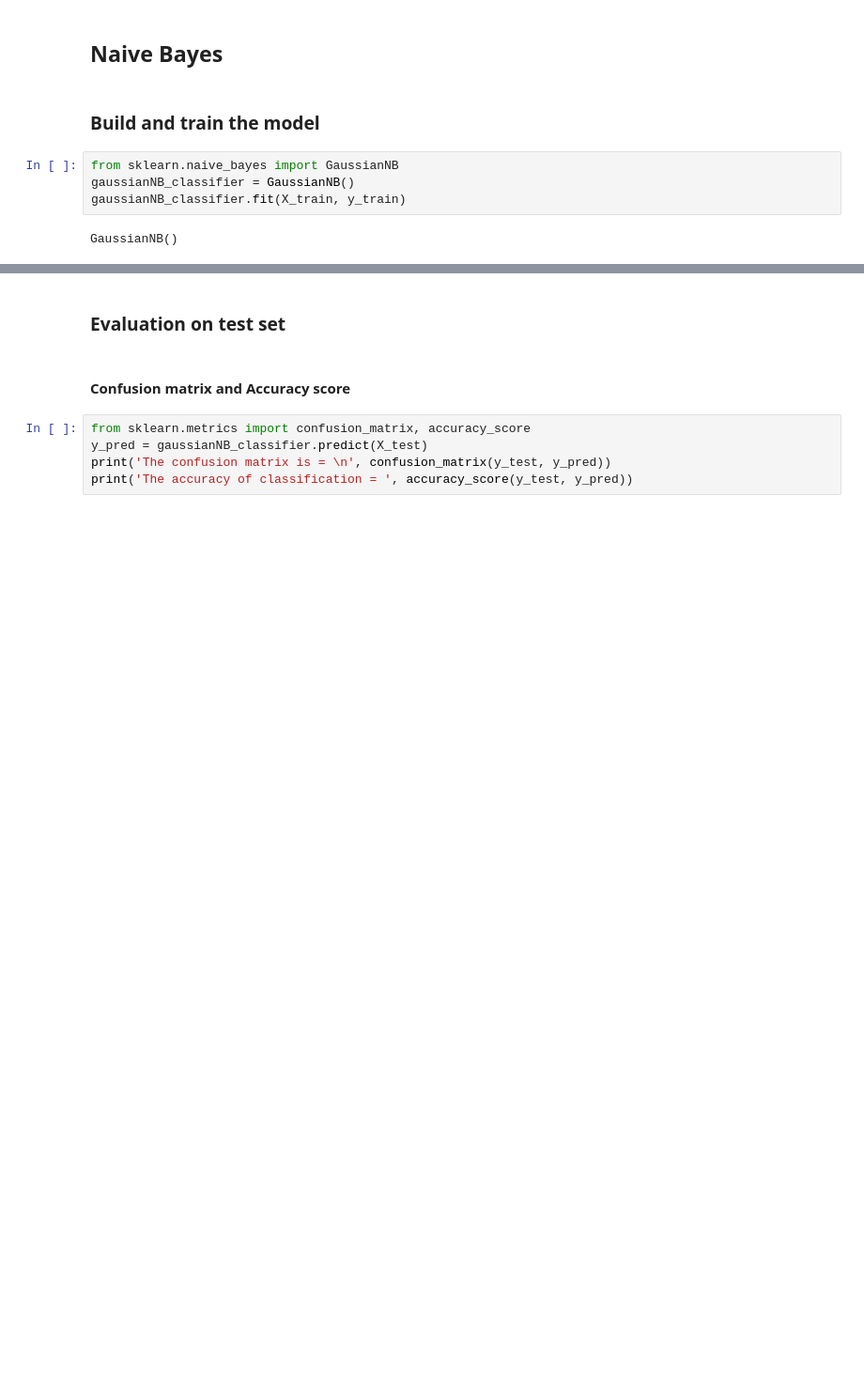
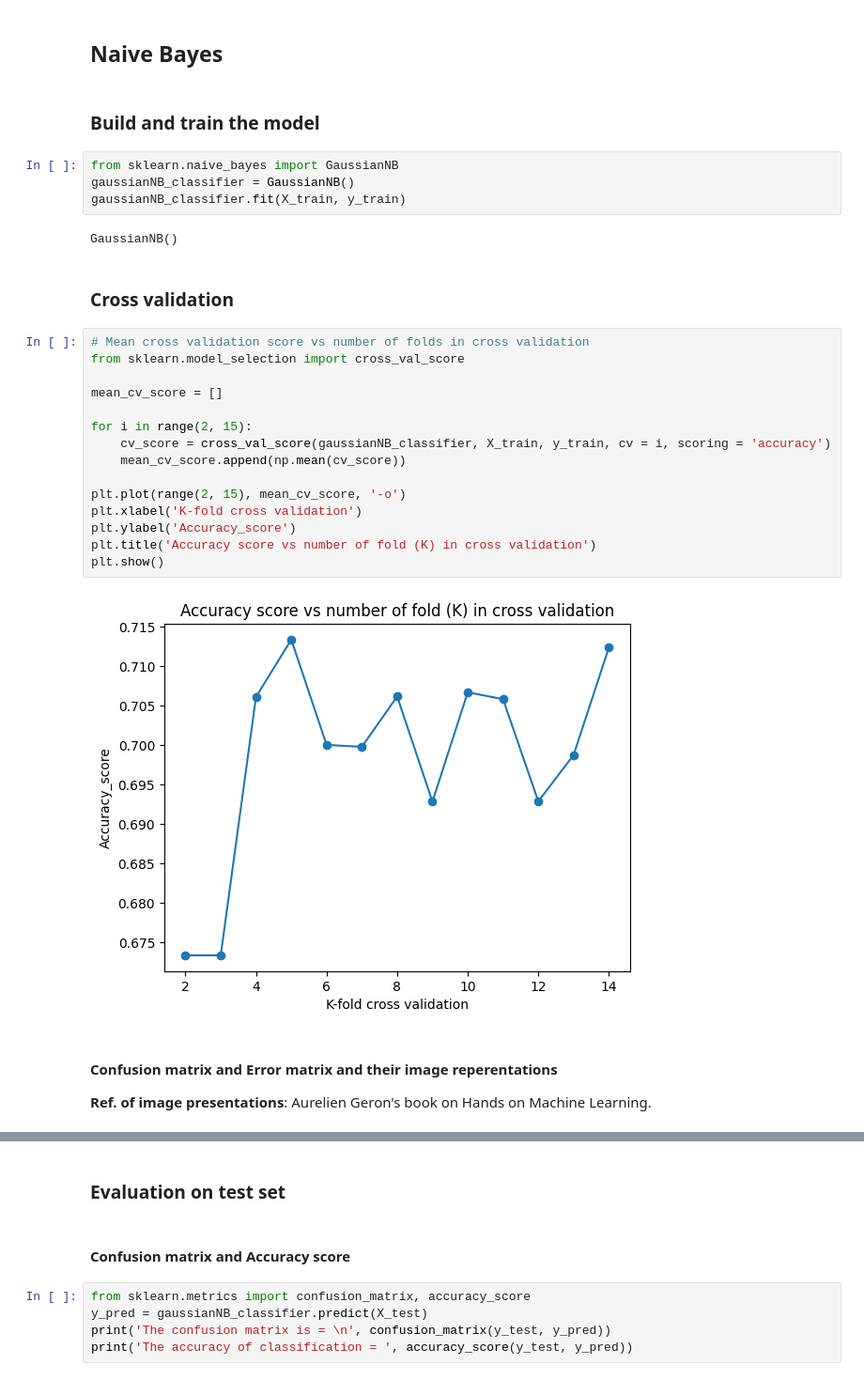
Before and after one commit to arpan9236/Drug_Classification_using_ML_models, a Jupyter notebook: Drug_classification_ML_models.ipynb, the cells around one changed output, grey strips where cells are left out. Shown at 94% size. Saved outputs shown, nothing was run; the diff lists cells and outputs as text; blank space fills up the shorter version.

```diff
--- a/Drug_classification_ML_models.ipynb
+++ b/Drug_classification_ML_models.ipynb
@@ -630,3 +696,25 @@ gaussianNB_classifier = GaussianNB()
 gaussianNB_classifier.fit(X_train, y_train)
 # %% [output]
 GaussianNB()
+# %% [markdown]
+### Cross validation
+# %%
+# Mean cross validation score vs number of folds in cross validation
+from sklearn.model_selection import cross_val_score
+
+mean_cv_score = []
+
+for i in range(2, 15):
+    cv_score = cross_val_score(gaussianNB_classifier, X_train, y_train, cv = i, scoring = 'accuracy')
+    mean_cv_score.append(np.mean(cv_score))
+
+plt.plot(range(2, 15), mean_cv_score, '-o')
+plt.xlabel('K-fold cross validation')
+plt.ylabel('Accuracy_score')
+plt.title('Accuracy score vs number of fold (K) in cross validation')
+plt.show()
+# %% [output]
+[figure, added]
+# %% [markdown]
+#### Confusion matrix and Error matrix and their image reperentations
+**Ref. of image presentations**: Aurelien Geron's book on Hands on Machine Learning.
```
Also changed, not shown: parts of 16 cells of this notebook.
